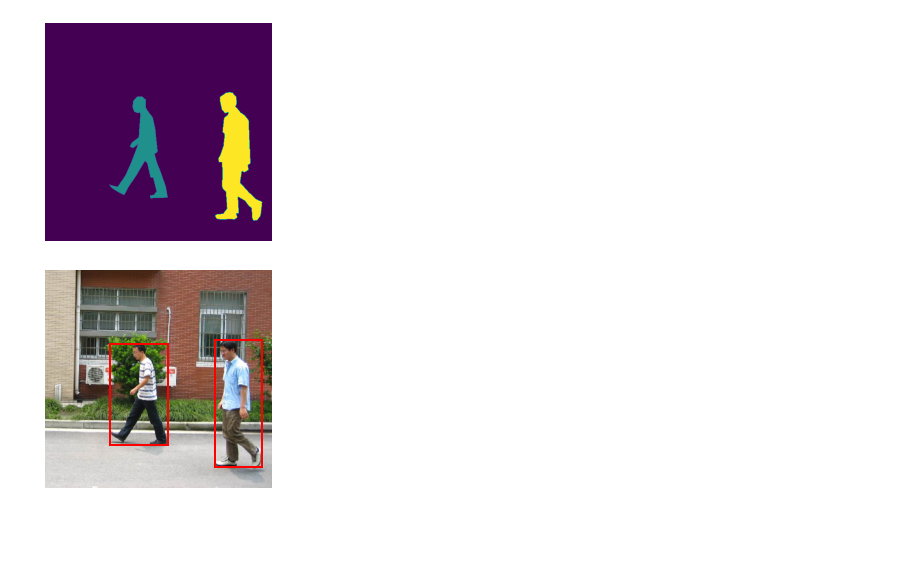
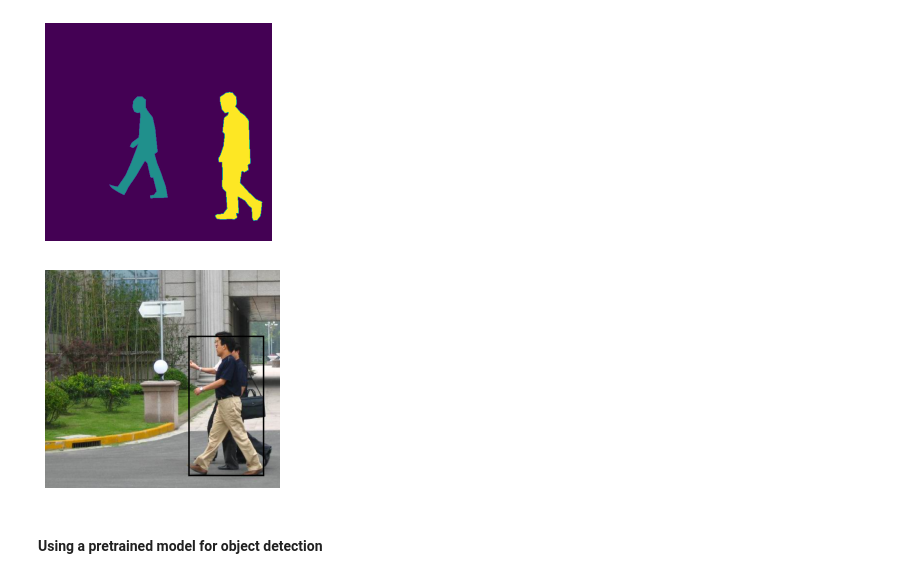
Before and after one commit to dbuos/machine-learning-samples, a Jupyter notebook: detection_segmentation.ipynb, the cells around one changed output. Saved outputs shown, nothing was run; the diff lists cells and outputs as text; code cells hidden in the pictures; blank space fills up the shorter version.

Commit message:
detection

```diff
--- a/detection_segmentation.ipynb
+++ b/detection_segmentation.ipynb
@@ -19 +21,14 @@ Dataset already present
+# %%
+from torchvision.utils import draw_bounding_boxes
+import torch
+import torchvision.transforms.functional as F
+import numpy as np
+import PIL
+from PIL import Image
+import matplotlib.pyplot as plt
+
+def plot_boxes(img, boxes):
+    img = draw_bounding_boxes(F.pil_to_tensor(img), boxes, width=3)
+    plt.axis('off');
+    plt.imshow(np.asarray(F.to_pil_image(img.detach())))
 # %%
@@ -109,9 +113,9 @@ class PennFudanDataset(Dataset):
 root_dir = './data/pennfudan/PennFudanPed'
 # %%
 ds = PennFudanDataset(root_dir, None)
-img, target = ds[0]
-plt.imshow(img); plt.axis('off');
-for i in range(target["boxes"].shape[0]):
-    plot_box(target["boxes"][i].numpy())
+img, target = ds[2]
+plot_boxes(img, target["boxes"])
 # %% [output]
-[figure, old version]
+[figure, new version]
+# %% [markdown]
+#### Using a pretrained model for object detection
```
Also changed, not shown: parts of 10 cells of this notebook, 2 other files.
